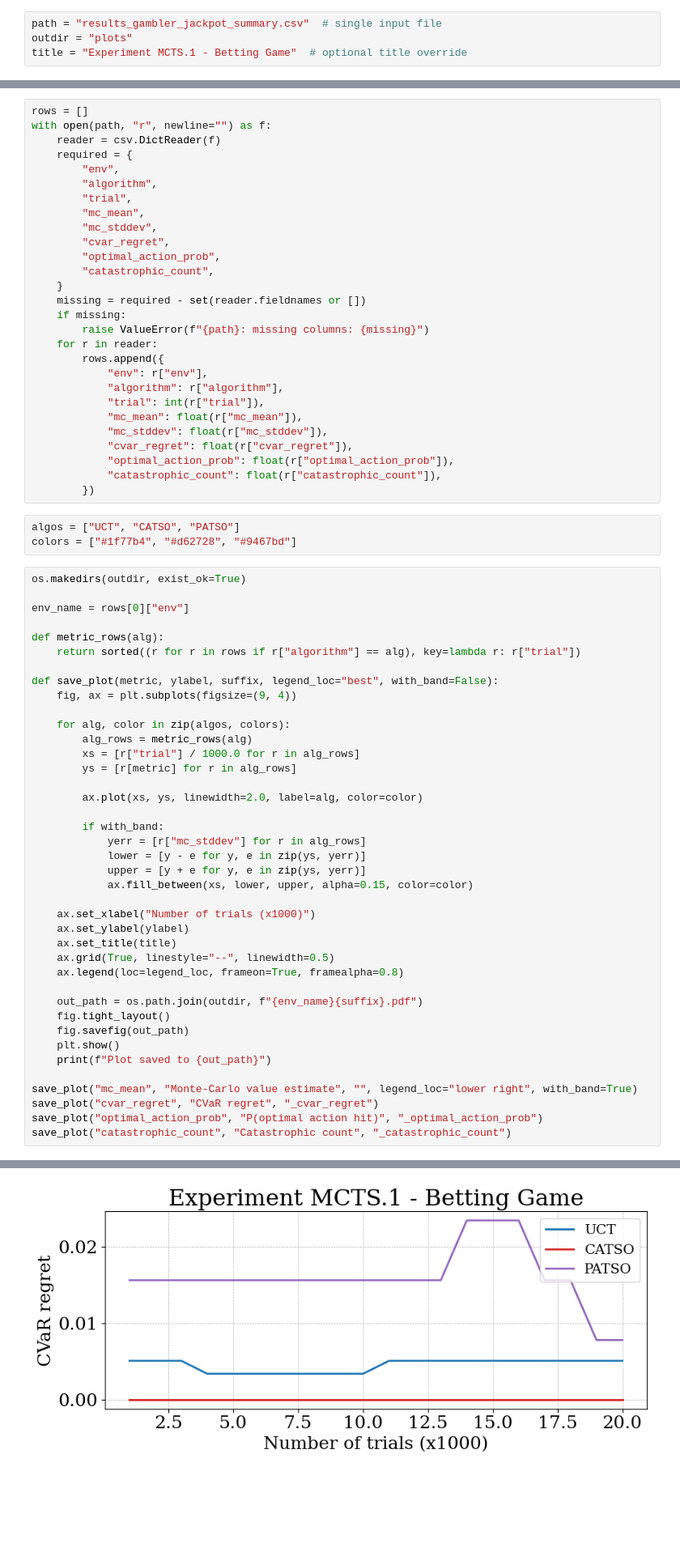
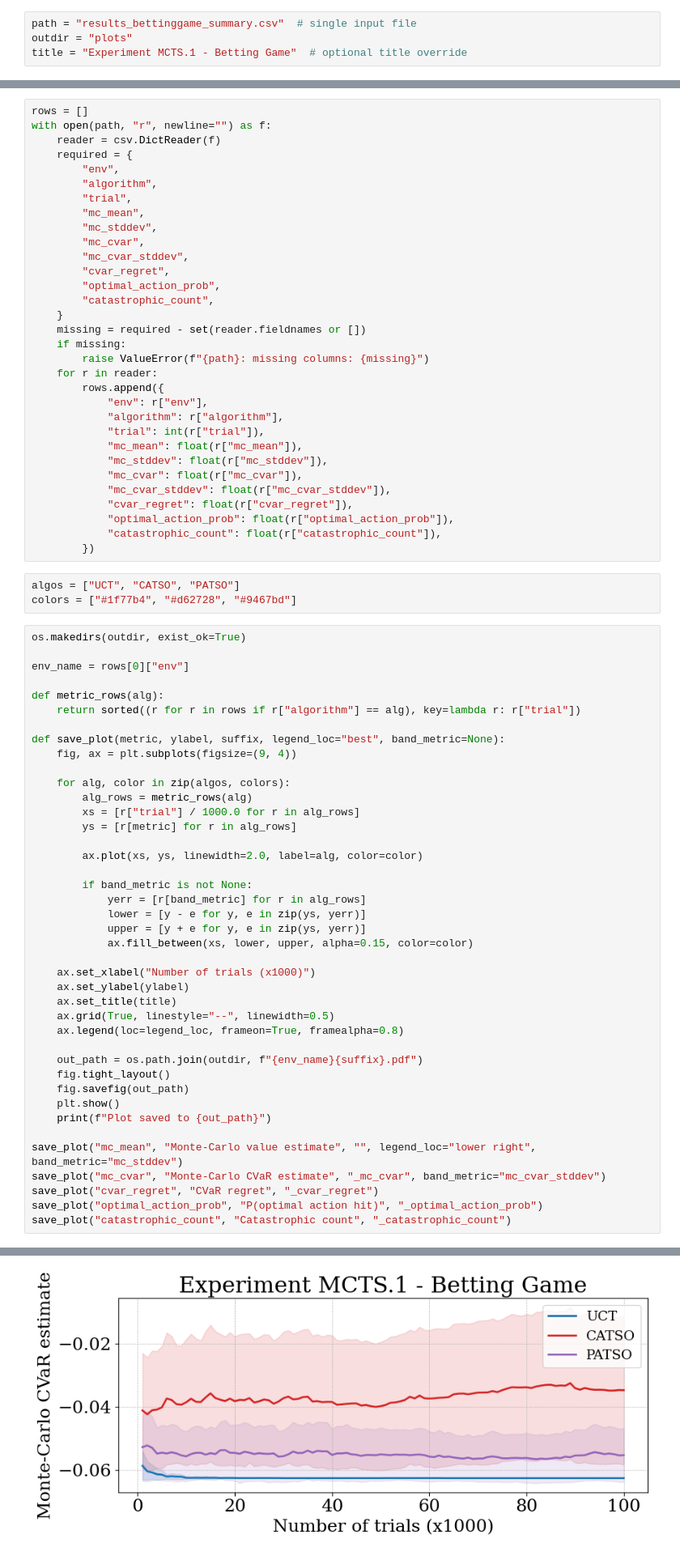
Before and after one commit to otimeotime/catso-patso, a Jupyter notebook: plot.ipynb, the cells around one changed output, grey strips where cells are left out. Shown at 81% size. Drawn from its saved outputs; the diff is of its cells as text; blank space fills up the shorter version.

```diff
--- a/plot.ipynb
+++ b/plot.ipynb
@@ -7,7 +7,7 @@ import shutil
 import matplotlib as mpl
 import matplotlib.pyplot as plt
 # %%
-path = "results_gambler_jackpot_summary.csv"  # single input file
+path = "results_bettinggame_summary.csv"  # single input file
 outdir = "plots"
 title = "Experiment MCTS.1 - Betting Game"  # optional title override
 # %%
@@ -50,6 +50,8 @@ with open(path, "r", newline="") as f:
         "trial",
         "mc_mean",
         "mc_stddev",
+        "mc_cvar",
+        "mc_cvar_stddev",
         "cvar_regret",
         "optimal_action_prob",
         "catastrophic_count",
@@ -64,6 +66,8 @@ with open(path, "r", newline="") as f:
             "trial": int(r["trial"]),
             "mc_mean": float(r["mc_mean"]),
             "mc_stddev": float(r["mc_stddev"]),
+            "mc_cvar": float(r["mc_cvar"]),
+            "mc_cvar_stddev": float(r["mc_cvar_stddev"]),
             "cvar_regret": float(r["cvar_regret"]),
             "optimal_action_prob": float(r["optimal_action_prob"]),
             "catastrophic_count": float(r["catastrophic_count"]),
@@ -79,7 +83,7 @@ env_name = rows[0]["env"]
 def metric_rows(alg):
     return sorted((r for r in rows if r["algorithm"] == alg), key=lambda r: r["trial"])
 
-def save_plot(metric, ylabel, suffix, legend_loc="best", with_band=False):
+def save_plot(metric, ylabel, suffix, legend_loc="best", band_metric=None):
     fig, ax = plt.subplots(figsize=(9, 4))
 
     for alg, color in zip(algos, colors):
@@ -89,8 +93,8 @@ def save_plot(metric, ylabel, suffix, legend_loc="best", with_band=False):
 
         ax.plot(xs, ys, linewidth=2.0, label=alg, color=color)
 
-        if with_band:
-            yerr = [r["mc_stddev"] for r in alg_rows]
+        if band_metric is not None:
+            yerr = [r[band_metric] for r in alg_rows]
             lower = [y - e for y, e in zip(ys, yerr)]
             upper = [y + e for y, e in zip(ys, yerr)]
             ax.fill_between(xs, lower, upper, alpha=0.15, color=color)
@@ -107,7 +111,8 @@ def save_plot(metric, ylabel, suffix, legend_loc="best", with_band=False):
     plt.show()
     print(f"Plot saved to {out_path}")
 
-save_plot("mc_mean", "Monte-Carlo value estimate", "", legend_loc="lower right", with_band=True)
+save_plot("mc_mean", "Monte-Carlo value estimate", "", legend_loc="lower right", band_metric="mc_stddev")
+save_plot("mc_cvar", "Monte-Carlo CVaR estimate", "_mc_cvar", band_metric="mc_cvar_stddev")
 save_plot("cvar_regret", "CVaR regret", "_cvar_regret")
 save_plot("optimal_action_prob", "P(optimal action hit)", "_optimal_action_prob")
 save_plot("catastrophic_count", "Catastrophic count", "_catastrophic_count")
@@ -117 +122 @@ Plot saved to plots/gambler_jackpot.pdf
-[figure, old version]
+[figure, new version]
```
Also changed, not shown: parts of 1 cell of this notebook, 9 other files.
